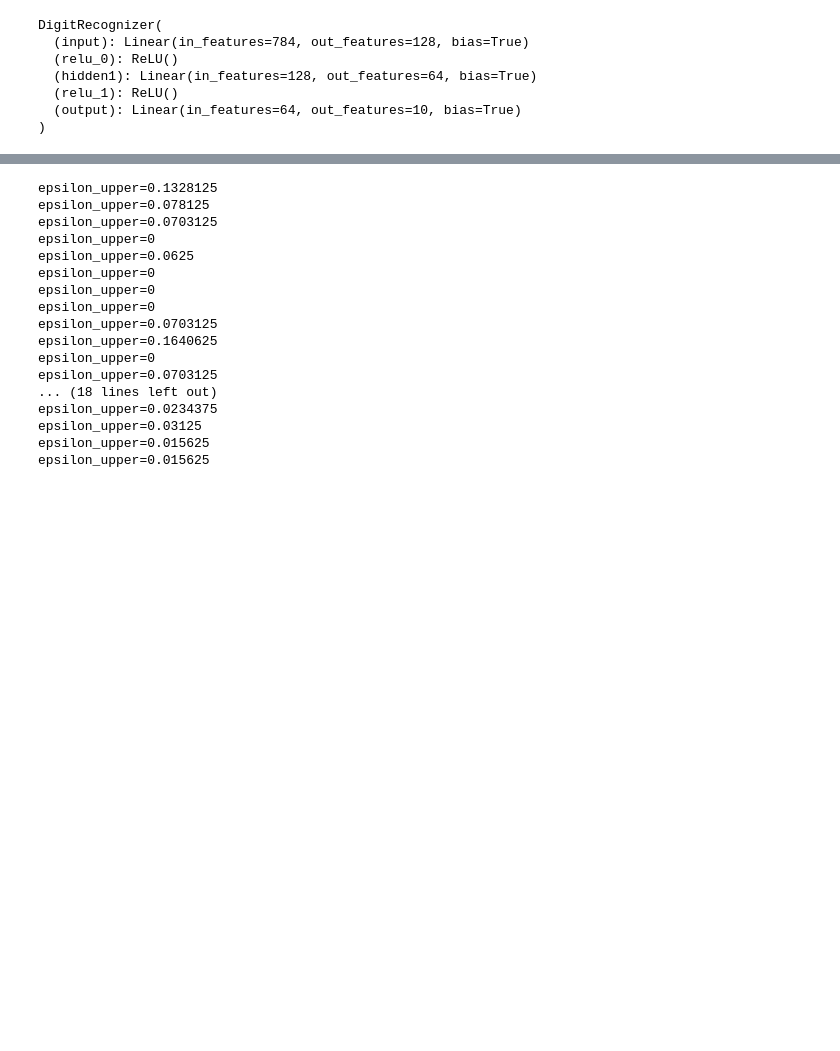
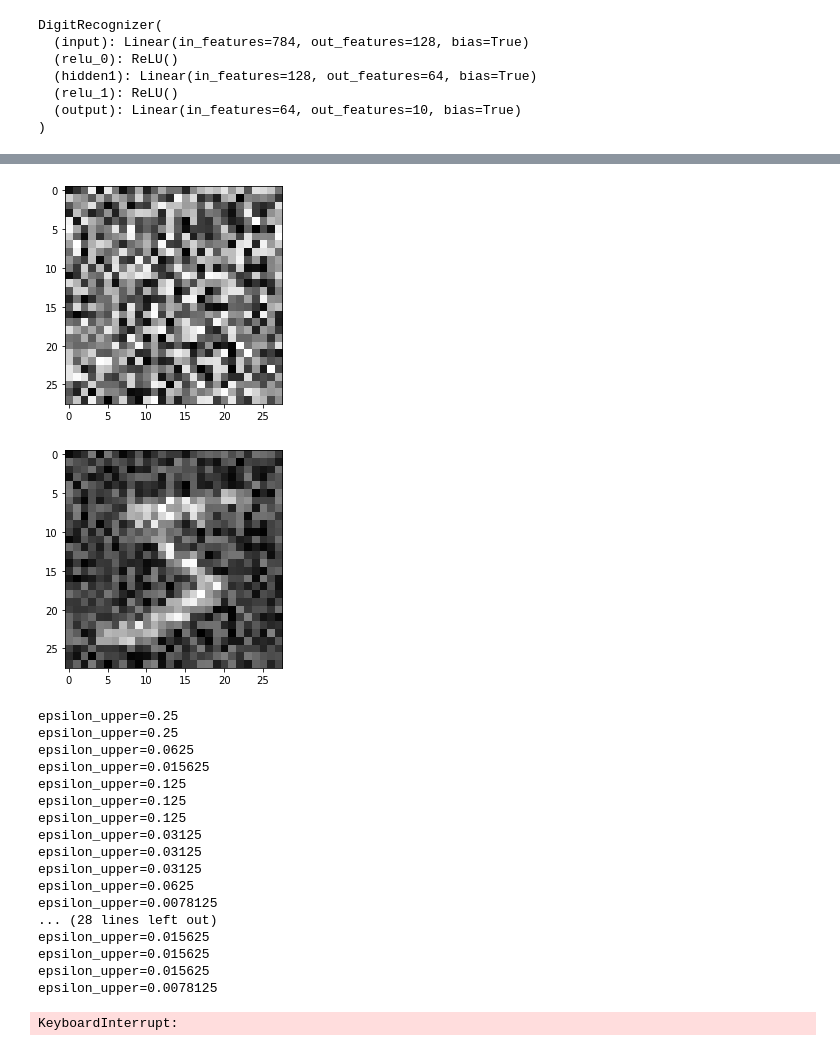
Before and after one commit to BenBadnani/Boundary-Attacks, a Jupyter notebook: boundary_attack.ipynb, the cells around one changed output, grey strips where cells are left out. Saved outputs shown, nothing was run; the diff lists cells and outputs as text; code cells hidden in the pictures; blank space fills up the shorter version.

```diff
--- a/boundary_attack.ipynb
+++ b/boundary_attack.ipynb
@@ -182,23 +188,26 @@ target_class=4
 # %%
-final = boundary_attack(model, eval_model, target, target_class, 1000)
+final = boundary_attack(model, eval_model, target, target_class, 10000)
 # %% [output]
+[figure, added]
+[figure, added]
-epsilon_upper=0.1328125
-epsilon_upper=0.078125
-epsilon_upper=0.0703125
-epsilon_upper=0
+epsilon_upper=0.25
+epsilon_upper=0.25
 epsilon_upper=0.0625
-epsilon_upper=0
-epsilon_upper=0
-epsilon_upper=0
-epsilon_upper=0.0703125
-epsilon_upper=0.1640625
-epsilon_upper=0
-epsilon_upper=0.0703125
-... (18 lines left out)
-epsilon_upper=0.0234375
+epsilon_upper=0.015625
+epsilon_upper=0.125
+epsilon_upper=0.125
+epsilon_upper=0.125
 epsilon_upper=0.03125
+epsilon_upper=0.03125
+epsilon_upper=0.03125
+epsilon_upper=0.0625
+epsilon_upper=0.0078125
+... (28 lines left out)
 epsilon_upper=0.015625
 epsilon_upper=0.015625
+epsilon_upper=0.015625
+epsilon_upper=0.0078125
+KeyboardInterrupt:
 # %%
 %matplotlib inline
 
```
Also changed, not shown: parts of 24 cells of this notebook.
